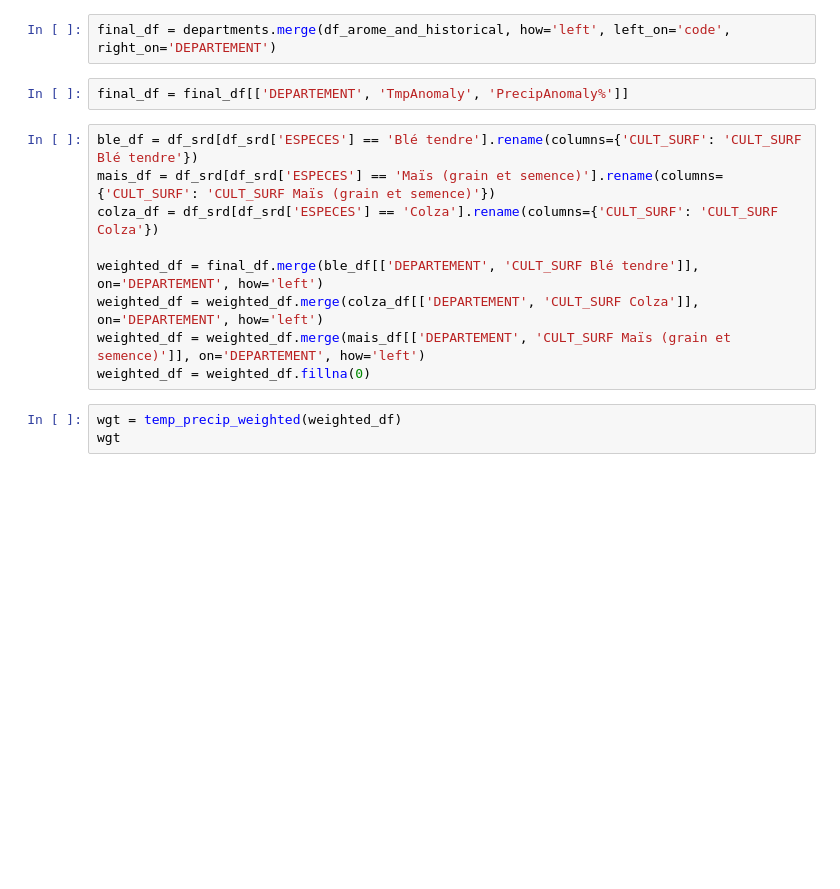
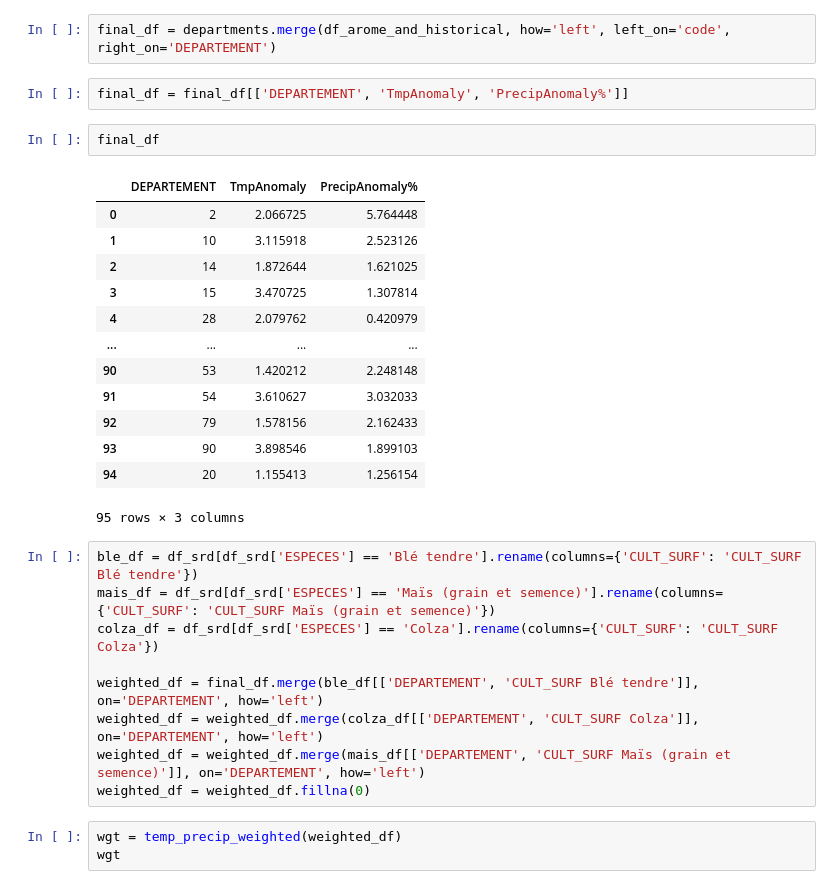
Before and after one commit to aleexv6/Meteo, a Jupyter notebook: AromeAnomaly/jupyter_main.ipynb, the cells around one changed output. Saved outputs shown, nothing was run; the diff lists cells and outputs as text; blank space fills up the shorter version.

```diff
--- a/AromeAnomaly/jupyter_main.ipynb
+++ b/AromeAnomaly/jupyter_main.ipynb
@@ -186,6 +198,22 @@ departments['code'] = departments['code'].astype('int8')
 final_df = departments.merge(df_arome_and_historical, how='left', left_on='code', right_on='DEPARTEMENT')
 # %%
 final_df = final_df[['DEPARTEMENT', 'TmpAnomaly', 'PrecipAnomaly%']]
+# %%
+final_df
+# %% [output]
+|  | DEPARTEMENT | TmpAnomaly | PrecipAnomaly% |
+| 0 | 2 | 2.066725 | 5.764448 |
+| 1 | 10 | 3.115918 | 2.523126 |
+| 2 | 14 | 1.872644 | 1.621025 |
+| 3 | 15 | 3.470725 | 1.307814 |
+| 4 | 28 | 2.079762 | 0.420979 |
+| ... | ... | ... | ... |
+| 90 | 53 | 1.420212 | 2.248148 |
+| 91 | 54 | 3.610627 | 3.032033 |
+| 92 | 79 | 1.578156 | 2.162433 |
+| 93 | 90 | 3.898546 | 1.899103 |
+| 94 | 20 | 1.155413 | 1.256154 |
+95 rows × 3 columns
 # %%
 ble_df = df_srd[df_srd['ESPECES'] == 'Blé tendre'].rename(columns={'CULT_SURF': 'CULT_SURF Blé tendre'})
 mais_df = df_srd[df_srd['ESPECES'] == 'Maïs (grain et semence)'].rename(columns={'CULT_SURF': 'CULT_SURF Maïs (grain et semence)'})
```
Also changed, not shown: parts of 9 cells of this notebook, 1 other file.
